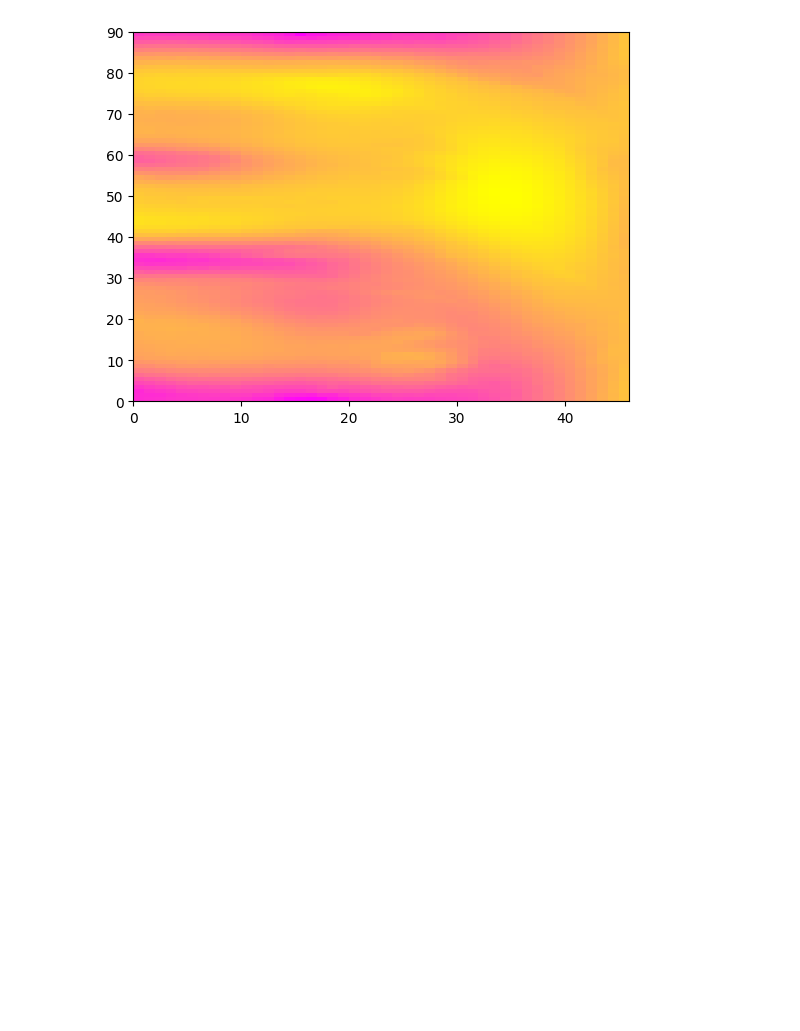
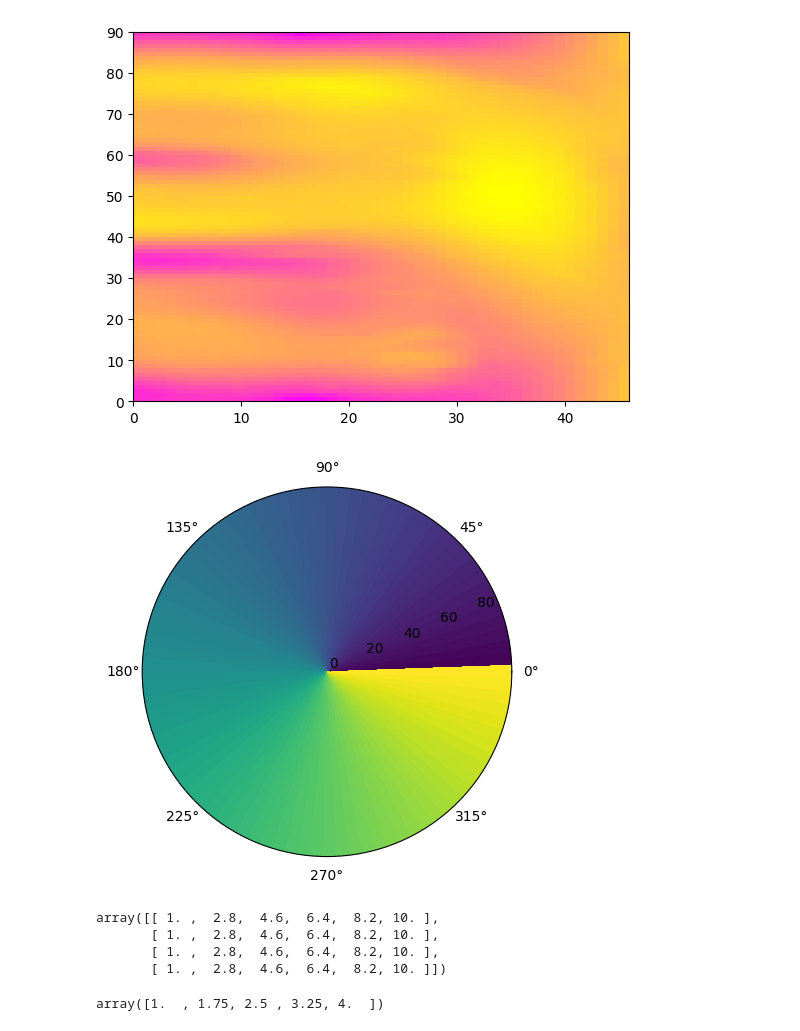
Before and after one commit to wdeike/matplotlib, a Jupyter notebook: SandBox/PolarPlots.ipynb, the cells around one changed output. Cells and saved outputs as stored; diff of their text form; code cells hidden in the pictures; blank space fills up the shorter version.

Commit message:
PolarPlot update

```diff
--- a/SandBox/PolarPlots.ipynb
+++ b/SandBox/PolarPlots.ipynb
@@ -28,0 +44,24 @@ surf = ax.pcolormesh(Response_xL1[0,:,:],cmap='spring')
+# %%
+    # generating random data; note shape of array
+    C = np.random.rand(N_bins_r, N_bins_theta)
+    C = np.linspace(1,10,N_bins_theta)*np.ones([N_bins_r, N_bins_theta])
+
+    # setting up 'polar' projection and plotting
+    ax = plt.subplot(111, projection='polar')
+    plt.grid(False)
+    plt.pcolor(theta, r, C)
+    plt.show()
+# %% [output]
+[figure, added]
+# %%
+C = np.linspace(1,10,6)*np.ones([4,6])
+C
+# %% [output]
+array([[ 1. ,  2.8,  4.6,  6.4,  8.2, 10. ],
+       [ 1. ,  2.8,  4.6,  6.4,  8.2, 10. ],
+       [ 1. ,  2.8,  4.6,  6.4,  8.2, 10. ],
+       [ 1. ,  2.8,  4.6,  6.4,  8.2, 10. ]])
+# %%
+np.linspace(1,4,5)
+# %% [output]
+array([1.  , 1.75, 2.5 , 3.25, 4.  ])
```
Also changed, not shown: parts of 2 cells of this notebook.
